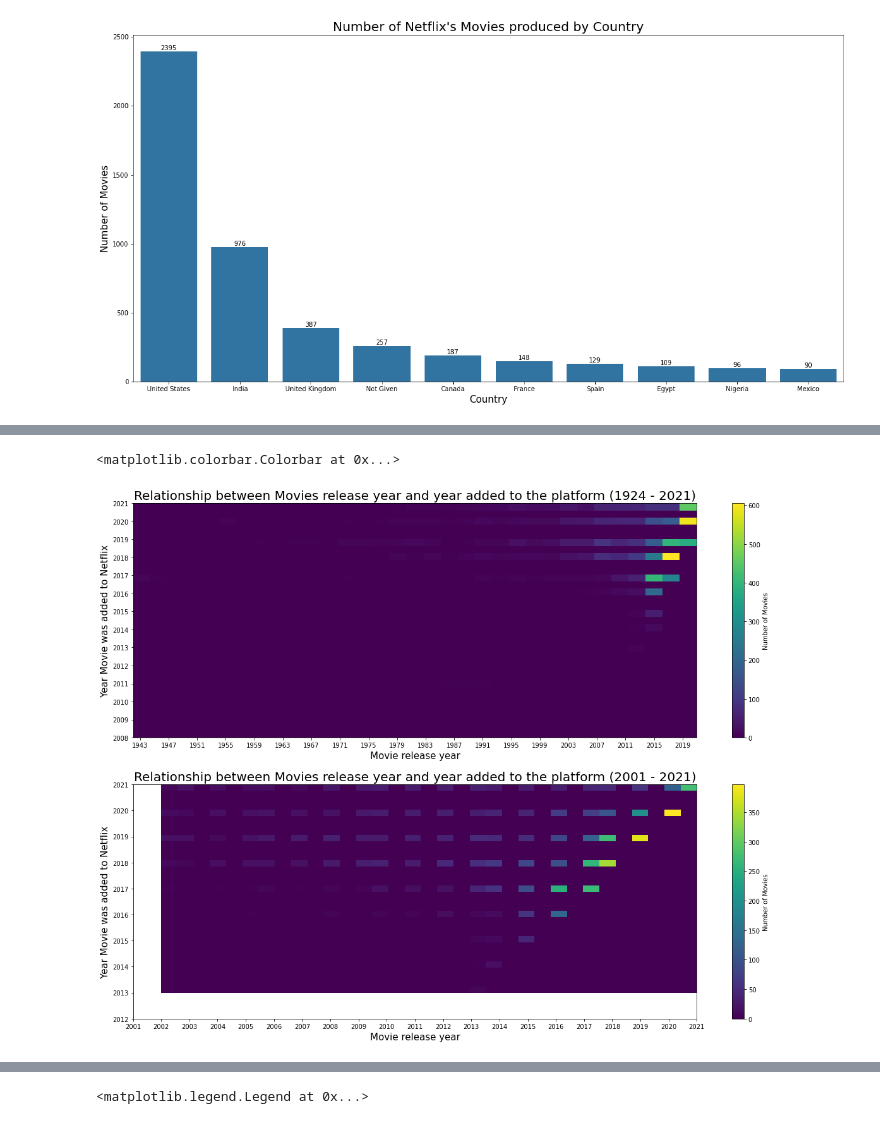
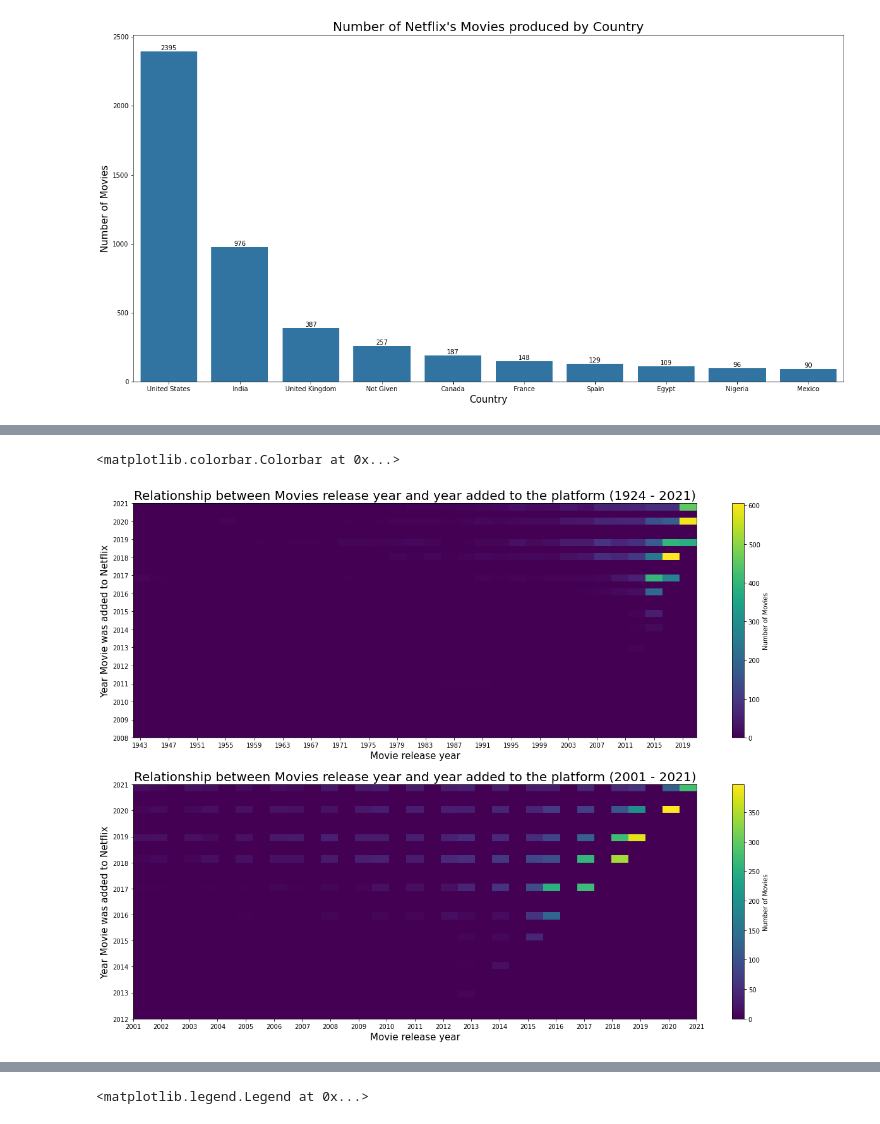
Before and after one commit to Mannygcg/Netflix-Data--Cleaning--Analysis-and-Visualisation, a Jupyter notebook: Netflix_Data_Wrangling_and_Visualisation.ipynb, the cells around one changed output, grey strips where cells are left out. Cells and saved outputs as stored; diff of their text form; code cells hidden in the pictures.

```diff
--- a/Netflix_Data_Wrangling_and_Visualisation.ipynb
+++ b/Netflix_Data_Wrangling_and_Visualisation.ipynb
@@ -558,27 +591,27 @@ for container in movie_c.containers:
 # %%
 #In this section we would see the relationship between Netflix adding Movie to their catalog and their respective release date
 plt.figure(figsize=[20,15])
 bins=np.arange(1943,2025,4)
 plt.subplot(2,1,1)
 movie_rd = plt.hist2d(data=df_movie,x='release_year',y=df_movie.date_added.dt.year, bins=33)
 plt.xticks(np.arange(1943,2022,4));
 plt.yticks(np.arange(2008,2022,1));
 plt.xlabel('Movie release year',fontsize = 15)
 plt.ylabel('Year Movie was added to Netflix',fontsize = 15)
 plt.title("Relationship between Movies release year and year added to the platform (1924 - 2021)",fontsize = 20)
 plt.colorbar(label = 'Number of Movies')
 
 plt.subplot(2,1,2)
-ry_f = df_movie.release_year>2001
-da_f = df_movie.date_added.dt.year>2012
+ry_f = df_movie.release_year>2000
+da_f = df_movie.date_added.dt.year>2011
 df_movie_f = df_movie[ry_f][da_f]
 movie_rd1 = plt.hist2d(data=df_movie_f,x='release_year',y=df_movie_f.date_added.dt.year, bins=33)
 plt.xticks(np.arange(2001,2022,1));
 plt.yticks(np.arange(2012,2022,1));
 plt.xlabel('Movie release year',fontsize = 15)
 plt.ylabel('Year Movie was added to Netflix',fontsize = 15)
 plt.title("Relationship between Movies release year and year added to the platform (2001 - 2021)",fontsize = 20)
 plt.colorbar(label = 'Number of Movies')
 # %% [output]
 <matplotlib.colorbar.Colorbar at 0x...>
-[figure, old version]
+[figure, new version]
```
Also changed, not shown: parts of 18 cells of this notebook.
